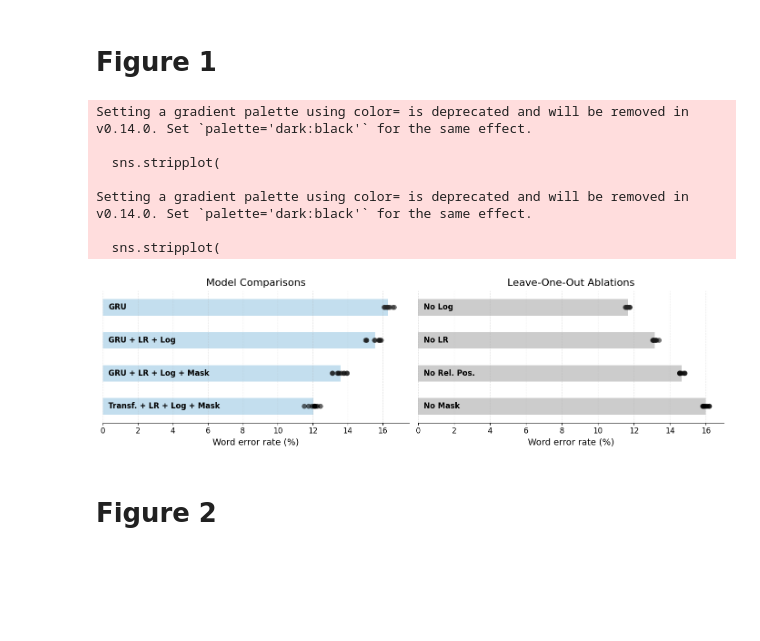
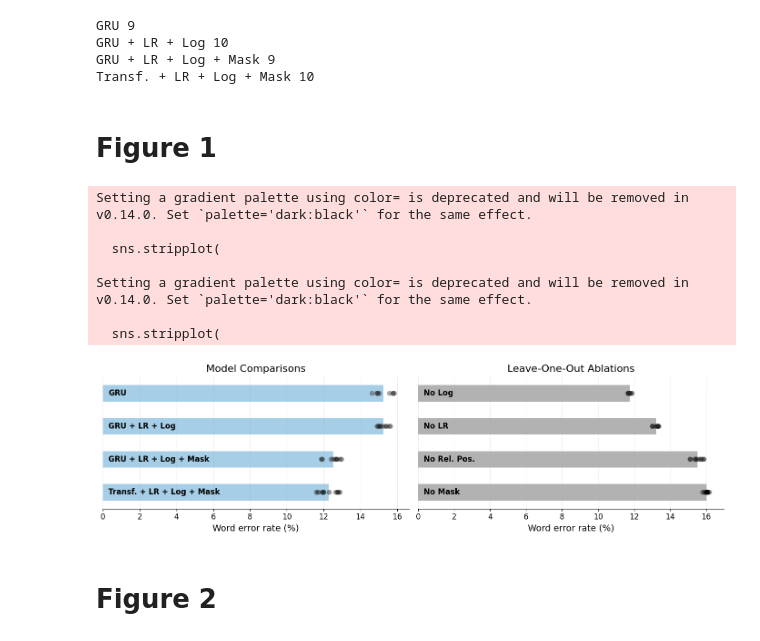
Before and after one commit to ebrahimfeghhi/transformers_with_dietcorp, a Jupyter notebook: notebooks/figures/figure_plots.ipynb, the cells around one changed output. Drawn from its saved outputs; the diff is of its cells as text; code cells hidden in the pictures; blank space fills up the shorter version.

```diff
--- a/notebooks/figures/figure_plots.ipynb
+++ b/notebooks/figures/figure_plots.ipynb
@@ -6,3 +20,26 @@ import pandas as pd
+# %%
+data_path = '/data/willett_data/paper_results/'
+# %%
+with open(data_path + 'blue_bar_comp.pkl', 'rb') as f:
+    main_results = pickle.load(f)
+
+with open(data_path + 'blue_bar_val.pkl', 'rb') as f:
+    main_results_val = pickle.load(f)
+# %%
+main_results.keys()
+remapped_keys = {'neurips_gru_baseline_seed_seed_': 'GRU',
+                 'neurips_gru_datalog_lr_scheduler_seed_': 'GRU + LR + Log',
+                 'neurips_gru_data_log_time_masked_lr_schedule_seed_': 'GRU + LR + Log + Mask',
+                 'neurips_transformer_time_masked_seed_': 'Transf. + LR + Log + Mask'}
+model_perf_dict_main = rename_keys_by_map(main_results, remapped_keys)
+
+for key, val in model_perf_dict_main.items():
+    print(key, len(val))
+# %% [output]
+GRU 9
+GRU + LR + Log 10
+GRU + LR + Log + Mask 9
+Transf. + LR + Log + Mask 10
 # %% [markdown]
 # Figure 1
 # %%
@@ -16,13 +53,6 @@ np.random.seed(0)
 # -----------------------------
 # Data for main models
 # -----------------------------
-model_perf_dict_main = {
-    "GRU": np.random.uniform(15.7, 16.7, size=10),
-    "GRU + LR + Log": np.random.uniform(15, 16, size=10),
-    "GRU + LR + Log + Mask": np.random.uniform(13, 14, size=10),
-    "Transf. + LR + Log + Mask": np.random.uniform(11.5, 12.5, size=10),
-}
-
 model_order_main = list(model_perf_dict_main.keys())
 
 data_main = pd.DataFrame([
@@ -37,7 +67,7 @@ means_main = data_main.groupby("Model")["Performance"].mean().reset_index()
 model_perf_dict_ablate = {
     "No Log": np.random.uniform(11.5, 11.9, size=10),
     "No LR": np.random.uniform(13.0, 13.4, size=10),
-    "No Rel. Pos.": np.random.uniform(14.5, 14.9, size=10),
+    "No Rel. Pos.": np.random.uniform(15, 15.9, size=10),
     "No Mask": np.random.uniform(15.8, 16.2, size=10),
 }
 model_order_ablate = list(model_perf_dict_ablate.keys())
@@ -60,7 +90,7 @@ for _, row in means_main.iterrows():
         y=row["Model"],
         width=row["Performance"],
         color=bar_color,
-        alpha=0.4,
+        alpha=0.6,
         height=0.5,
         zorder=0,
     )
@@ -85,7 +115,7 @@ sns.stripplot(
     color='black',
     jitter=False,
     size=8,
-    alpha=0.6,
+    alpha=0.4,
     legend=False,
     zorder=2,
     ax=axes[0],
@@ -105,7 +135,7 @@ for _, row in means_ablate.iterrows():
         y=row["Model"],
         width=row["Performance"],
         color='gray',
-        alpha=0.4,
+        alpha=0.6,
         height=0.5,
         zorder=0,
     )
@@ -128,34 +158,34 @@ sns.stripplot(
     order=model_order_ablate,
     hue="Model",
     color='black',
     jitter=False,
     size=8,
-    alpha=0.6,
+    alpha=0.4,
     legend=False,
     zorder=2,
     ax=axes[1],
 )
 
 axes[1].set_title("Leave-One-Out Ablations", fontsize=16, pad=8)
 axes[1].set_xlabel("Word error rate (%)", fontsize=14)
 axes[1].set_ylabel("")
 axes[1].tick_params(labelsize=12)
 axes[1].set_xlim(left=0)
 axes[0].set_yticks([])
 axes[1].set_yticks([])
 axes[1].grid(axis="x", linestyle="--", alpha=0.3)
 sns.despine(left=True, ax=axes[1])
 plt.savefig('figure_pdf/figure1/3_gram.pdf', bbox_inches='tight')
 plt.tight_layout()
 plt.show()
 # %% [output]
 Setting a gradient palette using color= is deprecated and will be removed in v0.14.0. Set `palette='dark:black'` for the same effect.
 
   sns.stripplot(
 
 Setting a gradient palette using color= is deprecated and will be removed in v0.14.0. Set `palette='dark:black'` for the same effect.
 
   sns.stripplot(
-[figure, old version]
+[figure, new version]
 # %% [markdown]
 # Figure 2
```
Also changed, not shown: parts of 12 cells of this notebook, 11 other files.
